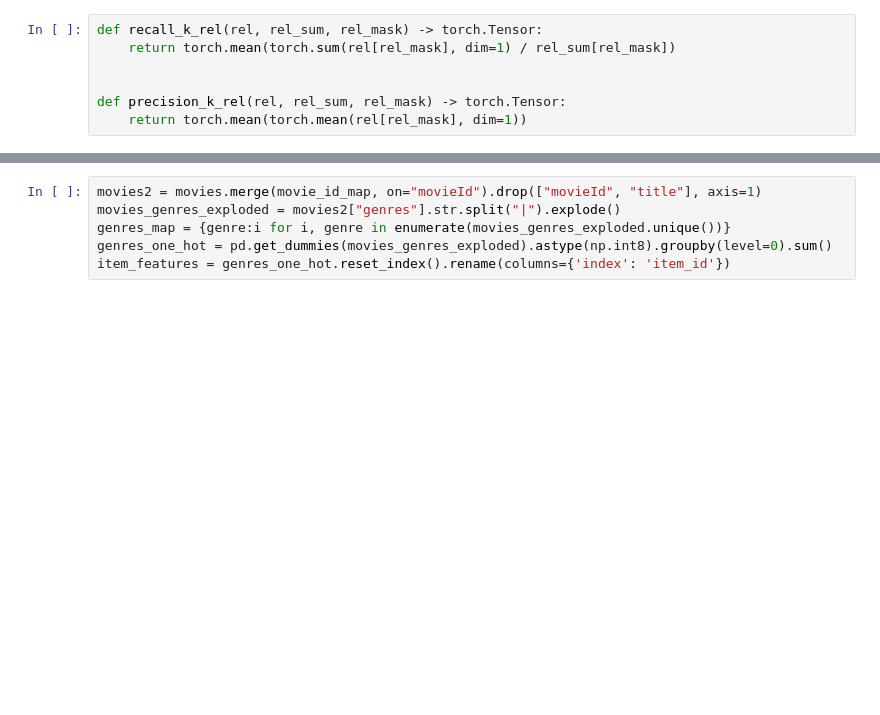
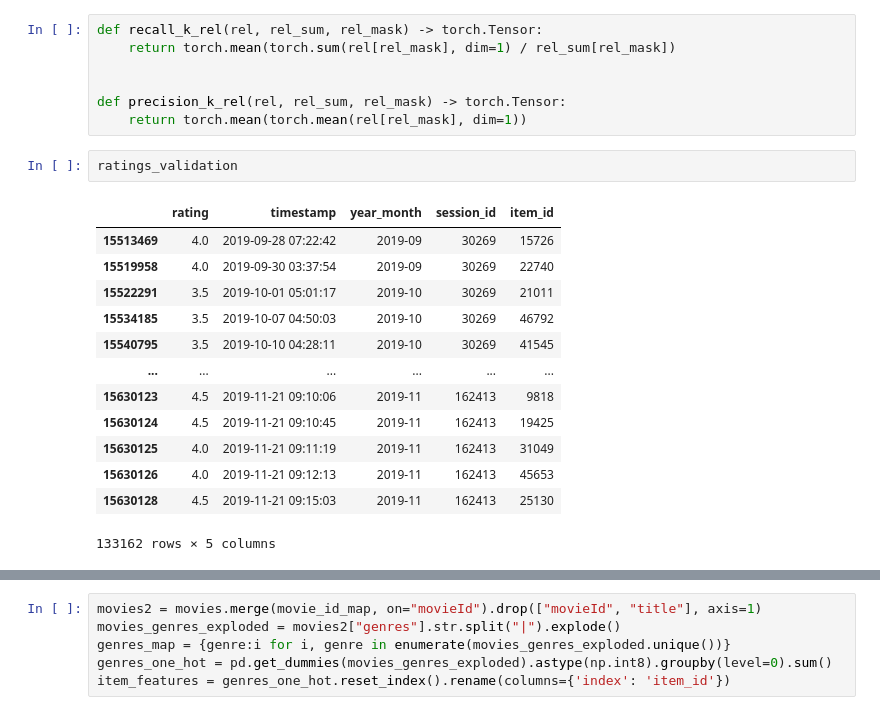
Before and after one commit to milymilek/recsys, a Jupyter notebook: notebooks/movielens/4_mf.ipynb, the cells around one changed output, grey strips where cells are left out. Saved outputs shown, nothing was run; the diff lists cells and outputs as text; blank space fills up the shorter version.

```diff
--- a/notebooks/movielens/4_mf.ipynb
+++ b/notebooks/movielens/4_mf.ipynb
@@ -410,3 +401,19 @@ def recall_k_rel(rel, rel_sum, rel_mask) -> torch.Tensor:
 
 def precision_k_rel(rel, rel_sum, rel_mask) -> torch.Tensor:
     return torch.mean(torch.mean(rel[rel_mask], dim=1))
+# %%
+ratings_validation
+# %% [output]
+|  | rating | timestamp | year_month | session_id | item_id |
+| 15513469 | 4.0 | 2019-09-28 07:22:42 | 2019-09 | 30269 | 15726 |
+| 15519958 | 4.0 | 2019-09-30 03:37:54 | 2019-09 | 30269 | 22740 |
+| 15522291 | 3.5 | 2019-10-01 05:01:17 | 2019-10 | 30269 | 21011 |
+| 15534185 | 3.5 | 2019-10-07 04:50:03 | 2019-10 | 30269 | 46792 |
+| 15540795 | 3.5 | 2019-10-10 04:28:11 | 2019-10 | 30269 | 41545 |
+| ... | ... | ... | ... | ... | ... |
+| 15630123 | 4.5 | 2019-11-21 09:10:06 | 2019-11 | 162413 | 9818 |
+| 15630124 | 4.5 | 2019-11-21 09:10:45 | 2019-11 | 162413 | 19425 |
+| 15630125 | 4.0 | 2019-11-21 09:11:19 | 2019-11 | 162413 | 31049 |
+| 15630126 | 4.0 | 2019-11-21 09:12:13 | 2019-11 | 162413 | 45653 |
+| 15630128 | 4.5 | 2019-11-21 09:15:03 | 2019-11 | 162413 | 25130 |
+133162 rows × 5 columns
```
Also changed, not shown: parts of 42 cells of this notebook, 17 other files.
